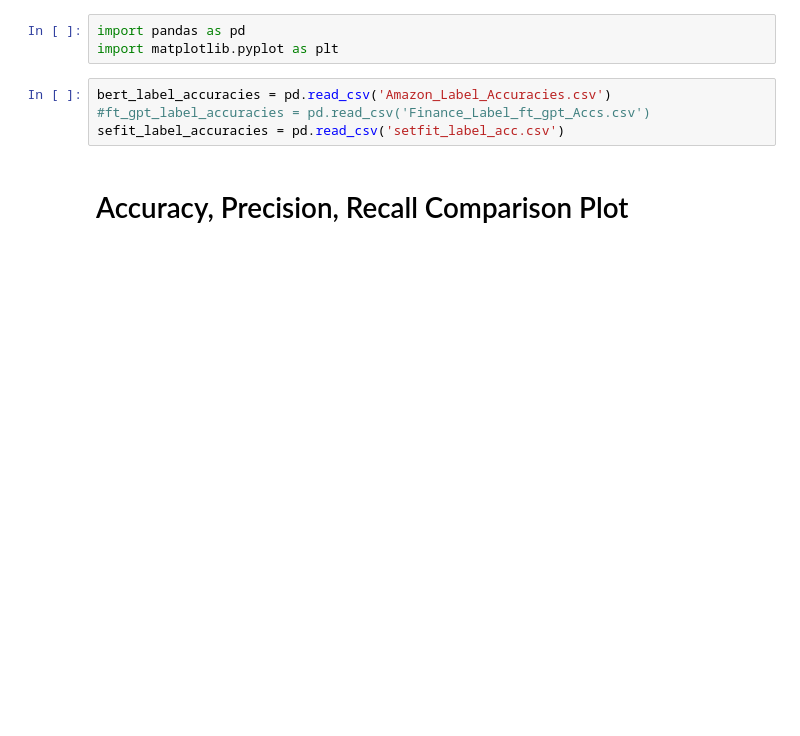
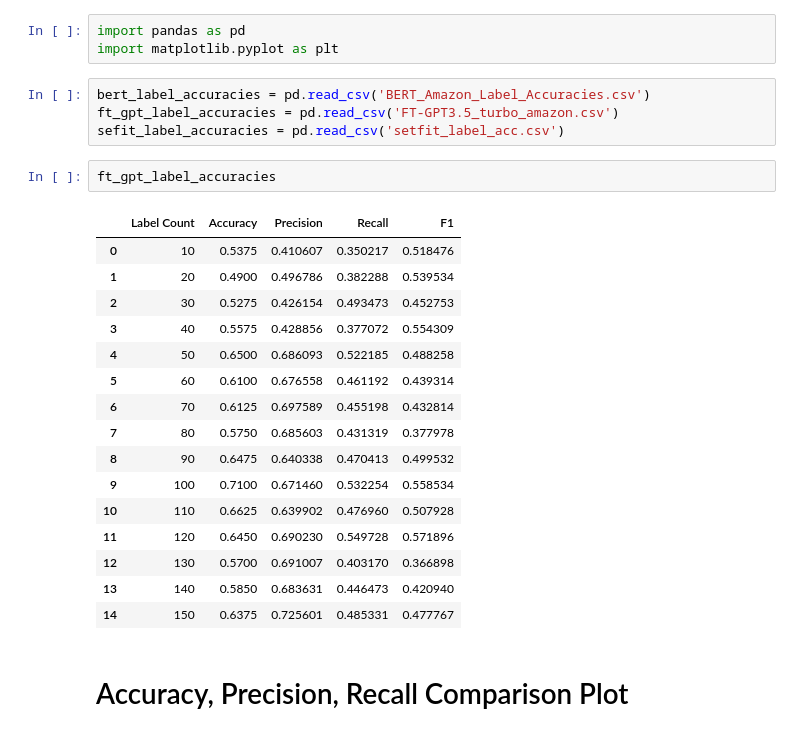
Before and after one commit to iiWhiteii/Anote-Text-Classification, a Jupyter notebook: Amazon Dataset/Overall Evaluation/Overall_Label_Accuracies.ipynb, the cells around one changed output. Drawn from its saved outputs; the diff is of its cells as text; blank space fills up the shorter version.

```diff
--- a/Amazon Dataset/Overall Evaluation/Overall_Label_Accuracies.ipynb
+++ b/Amazon Dataset/Overall Evaluation/Overall_Label_Accuracies.ipynb
@@ -2,9 +2,28 @@
 import pandas as pd
 import matplotlib.pyplot as plt
 # %%
-bert_label_accuracies = pd.read_csv('Amazon_Label_Accuracies.csv')
-#ft_gpt_label_accuracies = pd.read_csv('Finance_Label_ft_gpt_Accs.csv')
+bert_label_accuracies = pd.read_csv('BERT_Amazon_Label_Accuracies.csv')
+ft_gpt_label_accuracies = pd.read_csv('FT-GPT3.5_turbo_amazon.csv')
 sefit_label_accuracies = pd.read_csv('setfit_label_acc.csv')
+# %%
+ft_gpt_label_accuracies
+# %% [output]
+|  | Label Count | Accuracy | Precision | Recall | F1 |
+| 0 | 10 | 0.5375 | 0.410607 | 0.350217 | 0.518476 |
+| 1 | 20 | 0.4900 | 0.496786 | 0.382288 | 0.539534 |
+| 2 | 30 | 0.5275 | 0.426154 | 0.493473 | 0.452753 |
+| 3 | 40 | 0.5575 | 0.428856 | 0.377072 | 0.554309 |
+| 4 | 50 | 0.6500 | 0.686093 | 0.522185 | 0.488258 |
+| 5 | 60 | 0.6100 | 0.676558 | 0.461192 | 0.439314 |
+| 6 | 70 | 0.6125 | 0.697589 | 0.455198 | 0.432814 |
+| 7 | 80 | 0.5750 | 0.685603 | 0.431319 | 0.377978 |
+| 8 | 90 | 0.6475 | 0.640338 | 0.470413 | 0.499532 |
+| 9 | 100 | 0.7100 | 0.671460 | 0.532254 | 0.558534 |
+| 10 | 110 | 0.6625 | 0.639902 | 0.476960 | 0.507928 |
+| 11 | 120 | 0.6450 | 0.690230 | 0.549728 | 0.571896 |
+| 12 | 130 | 0.5700 | 0.691007 | 0.403170 | 0.366898 |
+| 13 | 140 | 0.5850 | 0.683631 | 0.446473 | 0.420940 |
+| 14 | 150 | 0.6375 | 0.725601 | 0.485331 | 0.477767 |
 # %% [markdown]
 #  Accuracy, Precision, Recall Comparison Plot
 # %%
```
Also changed, not shown: parts of 2 cells of this notebook, 6 other files.
